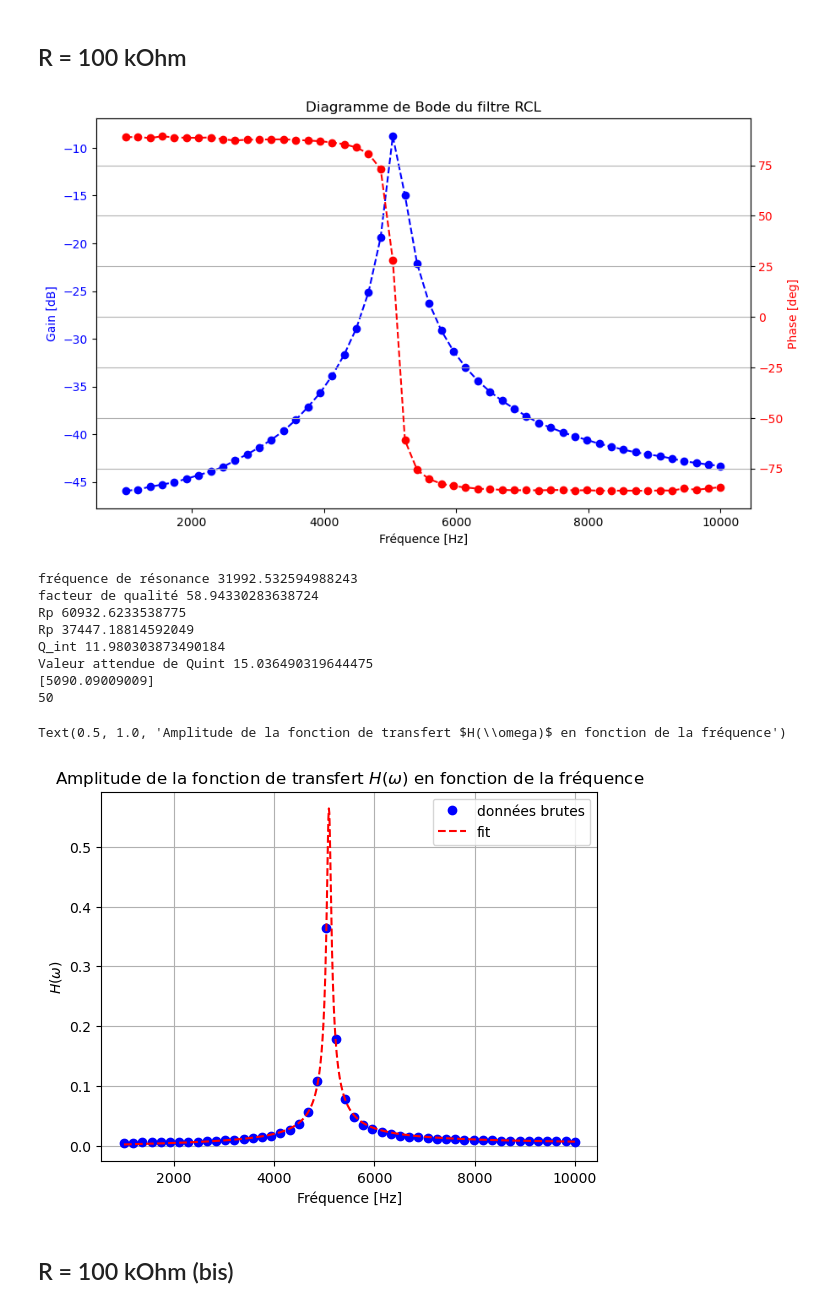
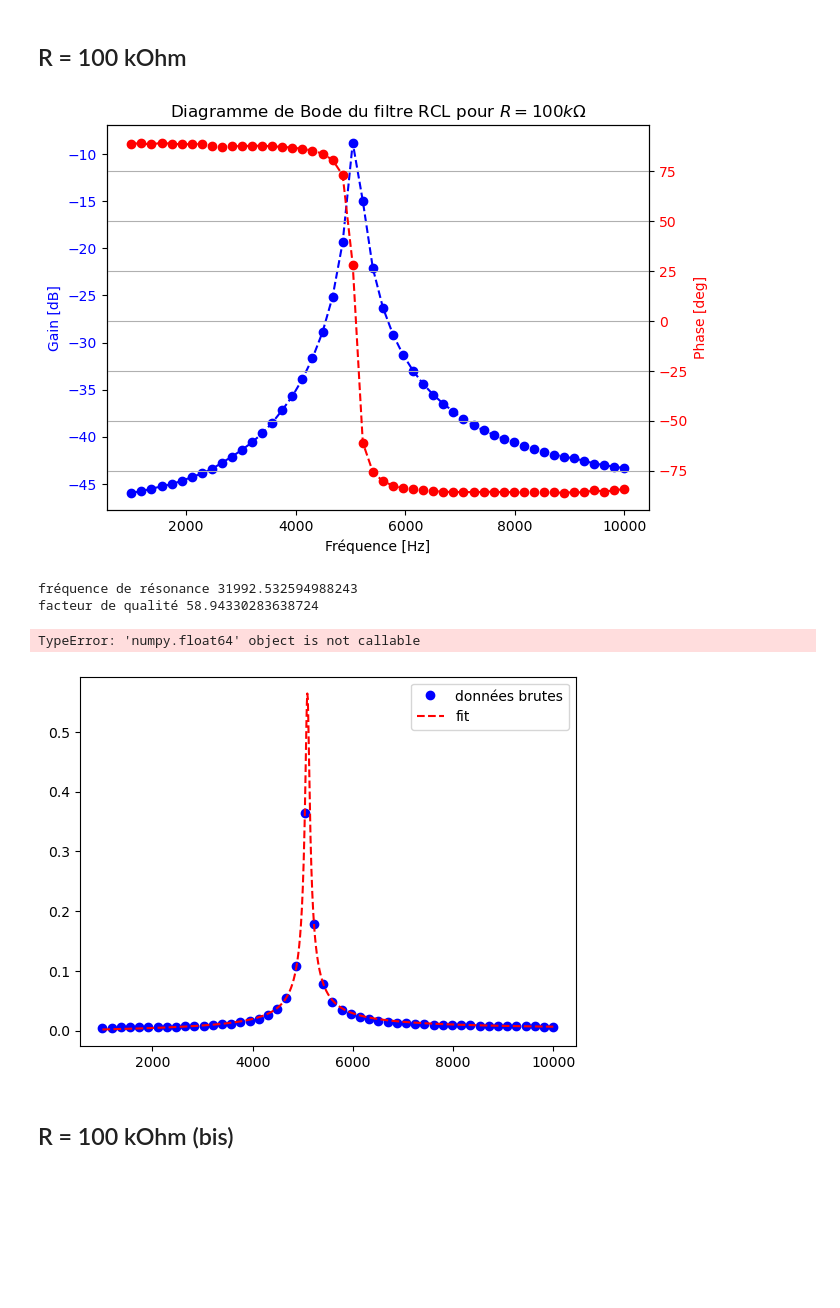
Before and after one commit to delavayan/Experiance-4-Phys-exp, a Jupyter notebook: TP RLC - Camille & Klara.ipynb, the cells around one changed output. Cells and saved outputs as stored; diff of their text form; code cells hidden in the pictures; blank space fills up the shorter version.

```diff
--- a/TP RLC - Camille & Klara.ipynb
+++ b/TP RLC - Camille & Klara.ipynb
@@ -155,33 +150,33 @@ plt.plot(freq, G_brut)
 # %%
 freq = pd.read_csv('Bode_100.csv')['Frequency [Hz]']
 gain = pd.read_csv('Bode_100.csv')[' Amplitude [dB]']
 phase = pd.read_csv('Bode_100.csv')[' Phase [deg]']
 
 
 amp = 10**(gain/20)
 
-fig, ax1 = plt.subplots(figsize=(10, 6))
+fig, ax1 = plt.subplots(figsize=(7, 5))
 
 # Plot California sales
 plt.plot(freq, gain, marker ='o', linestyle ='--', color ='b', label ='Gain')
 ax1.set_xlabel('Fréquence [Hz]')
 ax1.set_ylabel('Gain [dB]', color='blue')
 ax1.tick_params(axis='y', labelcolor='blue')
 
 # Create a second Y-axis sharing the same X-axis
 ax2 = ax1.twinx()
 
 # Plot Texas sales
 plt.plot(freq, phase, marker ='o', linestyle = '--', color ='r', label ='phase')
 ax2.set_ylabel('Phase [deg]', color='r')
 ax2.tick_params(axis='y', labelcolor='r')
 
 # Add title and legend
-plt.title("Diagramme de Bode du filtre RCL")
+plt.title("Diagramme de Bode du filtre RCL pour $R = 100 k\Omega$")
 plt.grid(which='both')
 plt.show()
 # %% [output]
-[figure, old version]
+[figure, new version]
 # %%
 
 def model(w, w0, A, Q):
@@ -205,7 +200,7 @@ plt.legend()
 
 print('fréquence de résonance', omega0)
 print('facteur de qualité', abs(Q))
-print('Rp', Rp(R,A))
+#print('Rp', Rp(R,A))
 print('Rp', Rp_bis(abs(Q_int(Q, R,omega0)), omega0 ))
 print('Q_int', abs(Q_int(Q, R,omega0)) )
 print('Valeur attendue de Quint', R*10*1E-9*omega0 )
@@ -215,18 +210,12 @@ print(len(amp_np))
 plt.grid()
 plt.xlabel('Fréquence [Hz]')
 plt.ylabel('$H( \omega )$')
-plt.title('Amplitude de la fonction de transfert $H(\omega)$ en fonction de la fréquence')
+plt.title('Amplitude de la fonction de transfert $H(\omega)$ en fonction de la fréquence, $R = 100 k\Omega$')
 # %% [output]
 fréquence de résonance 31992.532594988243
 facteur de qualité 58.94330283638724
-Rp 60932.6233538775
-Rp 37447.18814592049
-Q_int 11.980303873490184
-Valeur attendue de Quint 15.036490319644475
-[5090.09009009]
-50
-Text(0.5, 1.0, 'Amplitude de la fonction de transfert $H(\\omega)$ en fonction de la fréquence')
+TypeError: 'numpy.float64' object is not callable
-[figure, old version]
+[figure, new version]
 # %% [markdown]
 ## R = 100 kOhm (bis)
 # %%
```
Also changed, not shown: parts of 2 cells of this notebook, 6 other files.
